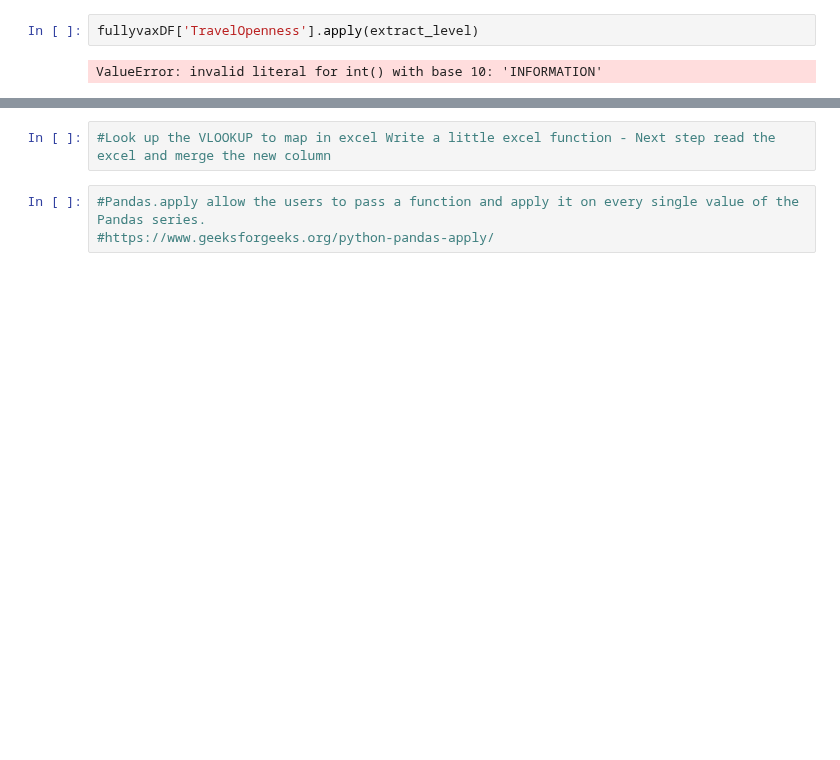
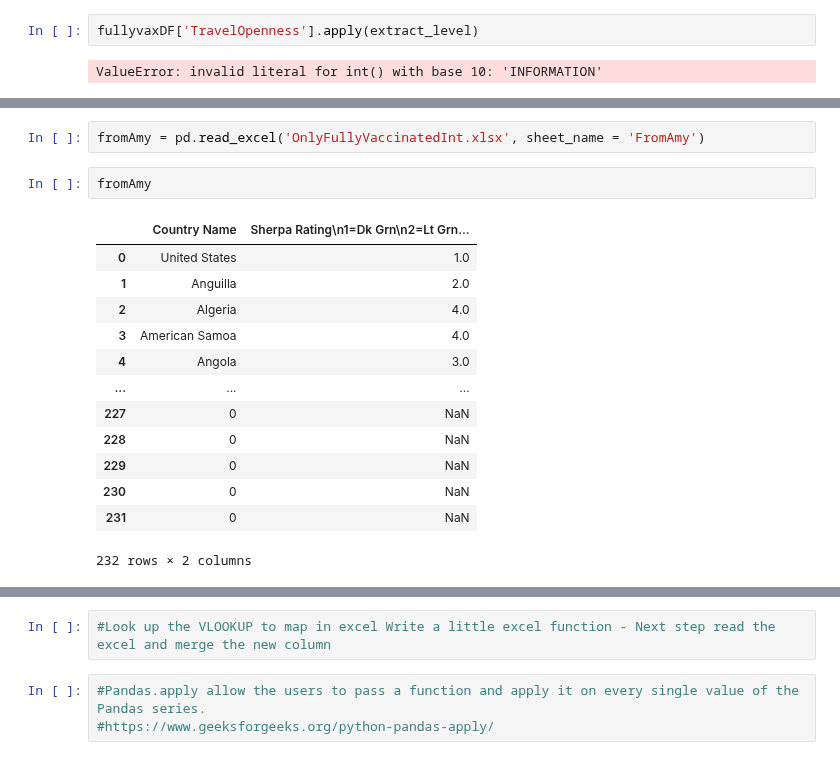
Before and after one commit to bossiilaria/Python, a Jupyter notebook: IntlExp/IntlExp.ipynb, the cells around one changed output, grey strips where cells are left out. Cells and saved outputs as stored; diff of their text form; blank space fills up the shorter version.

```diff
--- a/IntlExp/IntlExp.ipynb
+++ b/IntlExp/IntlExp.ipynb
@@ -371,0 +437,18 @@ TypeError: 'DataFrame' object is not callable
+# %%
+fromAmy = pd.read_excel('OnlyFullyVaccinatedInt.xlsx', sheet_name = 'FromAmy')
+# %%
+fromAmy
+# %% [output]
+|  | Country Name | Sherpa Rating\n1=Dk Grn\n2=Lt Grn... |
+| 0 | United States | 1.0 |
+| 1 | Anguilla | 2.0 |
+| 2 | Algeria | 4.0 |
+| 3 | American Samoa | 4.0 |
+| 4 | Angola | 3.0 |
+| ... | ... | ... |
+| 227 | 0 | NaN |
+| 228 | 0 | NaN |
+| 229 | 0 | NaN |
+| 230 | 0 | NaN |
+| 231 | 0 | NaN |
+232 rows × 2 columns
```
Also changed, not shown: parts of 15 cells of this notebook, 4 other files.
